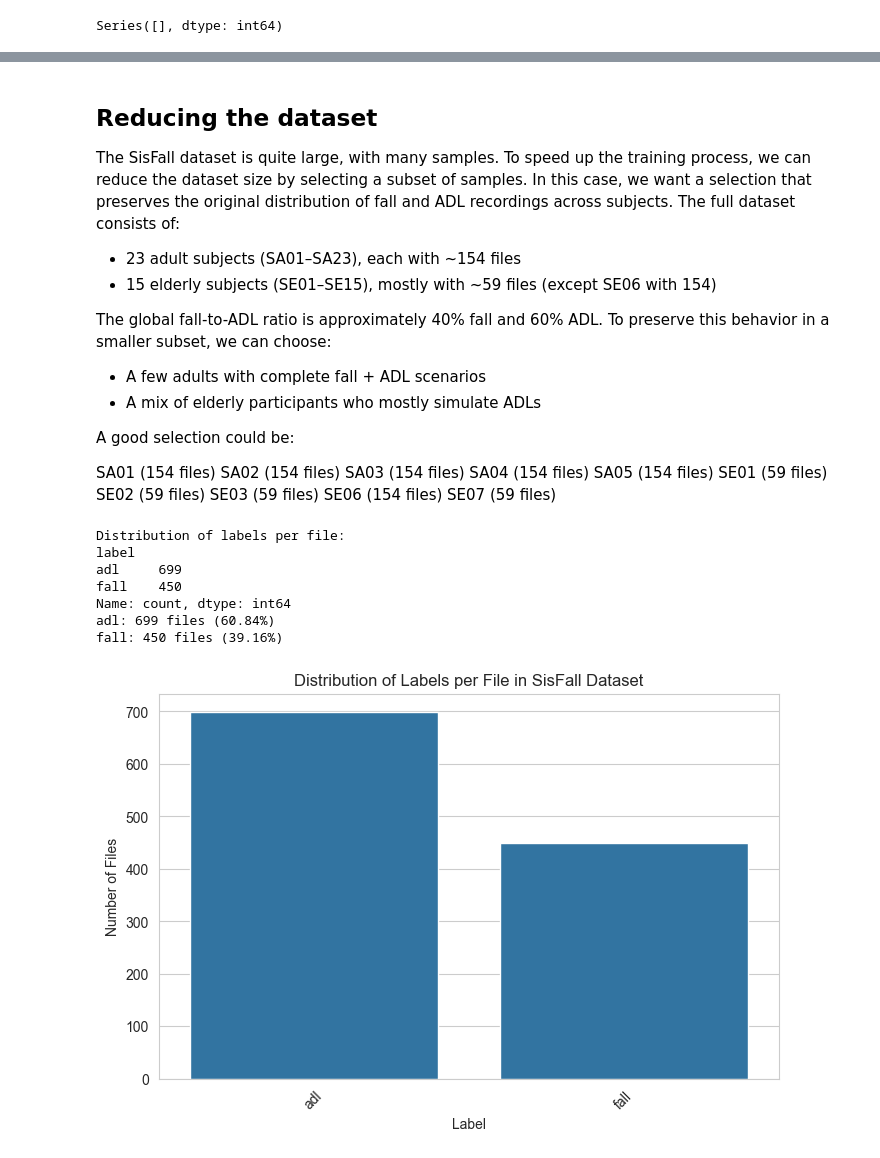
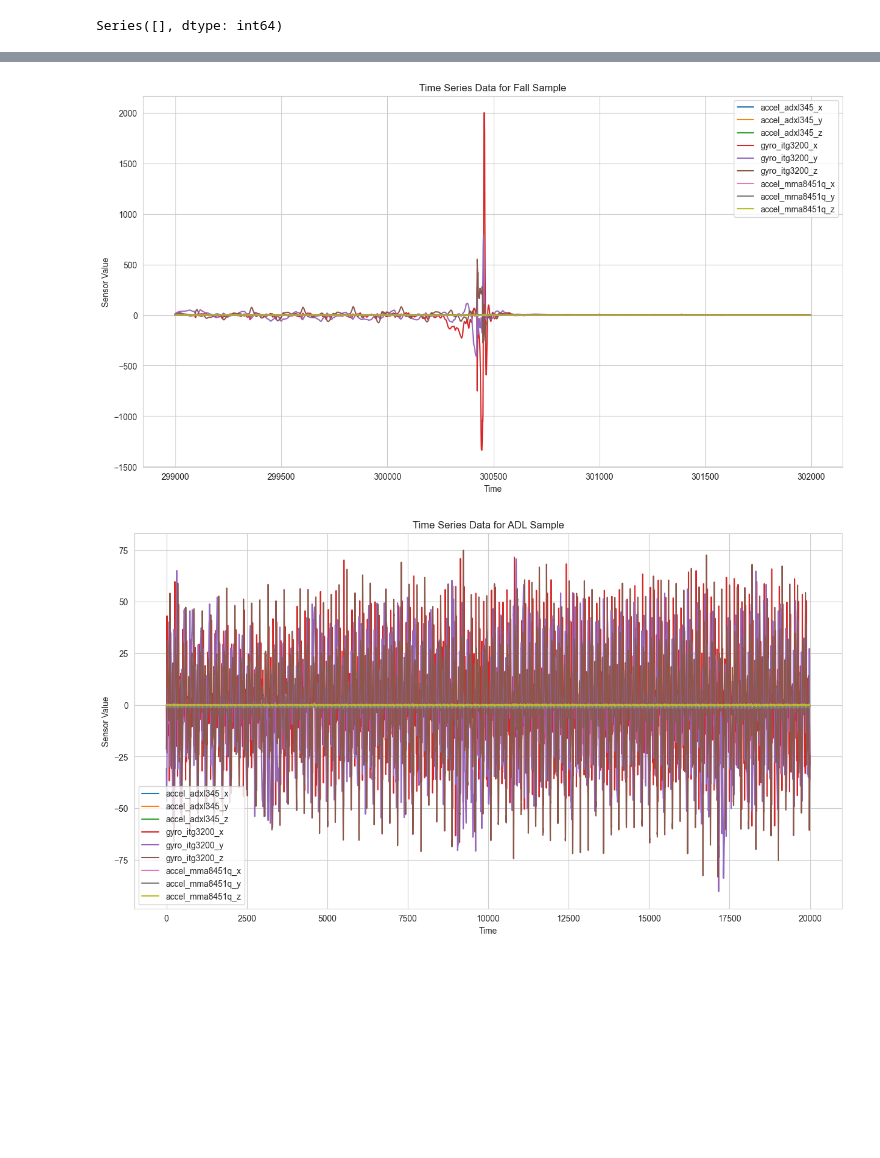
Before and after one commit to Danielar0w0/CAA, a Jupyter notebook: eda.ipynb, the cells around one changed output, grey strips where cells are left out. Saved outputs shown, nothing was run; the diff lists cells and outputs as text; code cells hidden in the pictures; blank space fills up the shorter version.

```diff
--- a/eda.ipynb
+++ b/eda.ipynb
@@ -286,48 +301,26 @@ def plot_sensor_data_distribution_subplots(data, sensor_columns):
 # %%
 # Visualize the time series data for a sample fall and ADL
 def plot_time_series(data, label):
     plt.figure(figsize=(15, 8))
     for col in data.columns:
         if 'accel' in col or 'gyro' in col:
             plt.plot(data[col], label=col)
     plt.title(f'Time Series Data for {label}')
     plt.xlabel('Time')
     plt.ylabel('Sensor Value')
     plt.legend()
     plt.show()
 
 
-# # Plot time series for a sample fall
-# fall_sample = sisfall_data[sisfall_data['label'] == 'fall'].iloc[0]
-# fall_data = sisfall_data[sisfall_data['filename'] == fall_sample['filename']]
-# plot_time_series(fall_data, 'Fall Sample')
-#
-# # Plot time series for a sample ADL
-# adl_sample = sisfall_data[sisfall_data['label'] == 'adl'].iloc[0]
-# adl_data = sisfall_data[sisfall_data['filename'] == adl_sample['filename']]
-# plot_time_series(adl_data, 'ADL Sample')
+# Plot time series for a sample fall
+fall_sample = sisfall_data[sisfall_data['label'] == 'fall'].iloc[0]
+fall_data = sisfall_data[sisfall_data['filename'] == fall_sample['filename']]
+plot_time_series(fall_data, 'Fall Sample')
+
+# Plot time series for a sample ADL
+adl_sample = sisfall_data[sisfall_data['label'] == 'adl'].iloc[0]
+adl_data = sisfall_data[sisfall_data['filename'] == adl_sample['filename']]
+plot_time_series(adl_data, 'ADL Sample')
+# %% [output]
+[figure, added]
+[figure, added]
-# %% [markdown]
-## Reducing the dataset
-
-The SisFall dataset is quite large, with many samples. To speed up the training process, we can reduce the dataset size by selecting a subset of samples. In this case, we want a selection that preserves the original distribution of fall and ADL recordings across subjects. The full dataset consists of:
-
-- 23 adult subjects (SA01–SA23), each with ~154 files
-- 15 elderly subjects (SE01–SE15), mostly with ~59 files (except SE06 with 154)
-
-The global fall-to-ADL ratio is approximately 40% fall and 60% ADL. To preserve this behavior in a smaller subset, we can choose:
-
-- A few adults with complete fall + ADL scenarios
-- A mix of elderly participants who mostly simulate ADLs
-
-A good selection could be:
-
-SA01 (154 files)
-SA02 (154 files)
-SA03 (154 files)
-SA04 (154 files)
-SA05 (154 files)
-SE01 (59 files)
-SE02 (59 files)
-SE03 (59 files)
-SE06 (154 files)
-SE07 (59 files)
@@ -349,30 +326,0 @@ reduced_dataset.to_csv('sisfall_reduced_dataset.csv', index=False)
-# %%
-# Check the distribution of labels per file
-file_label_counts = reduced_dataset[['filename', 'label']].drop_duplicates()['label'].value_counts()
-
-# Print the distribution of labels per file
-print("Distribution of labels per file:")
-print(file_label_counts)
-
-# Print the percentage of each label
-total_files = file_label_counts.sum()
-for label, count in file_label_counts.items():
-    percentage = (count / total_files) * 100
-    print(f"{label}: {count} files ({percentage:.2f}%)")
-
-plt.figure(figsize=(8, 5))
-sns.barplot(x=file_label_counts.index, y=file_label_counts.values)
-plt.title('Distribution of Labels per File in SisFall Dataset')
-plt.xlabel('Label')
-plt.ylabel('Number of Files')
-plt.xticks(rotation=45)
-plt.show()
-# %% [output]
-Distribution of labels per file:
-label
-adl     699
-fall    450
-Name: count, dtype: int64
-adl: 699 files (60.84%)
-fall: 450 files (39.16%)
-[figure, removed]
```
Also changed, not shown: parts of 8 cells of this notebook, 8 other files.
